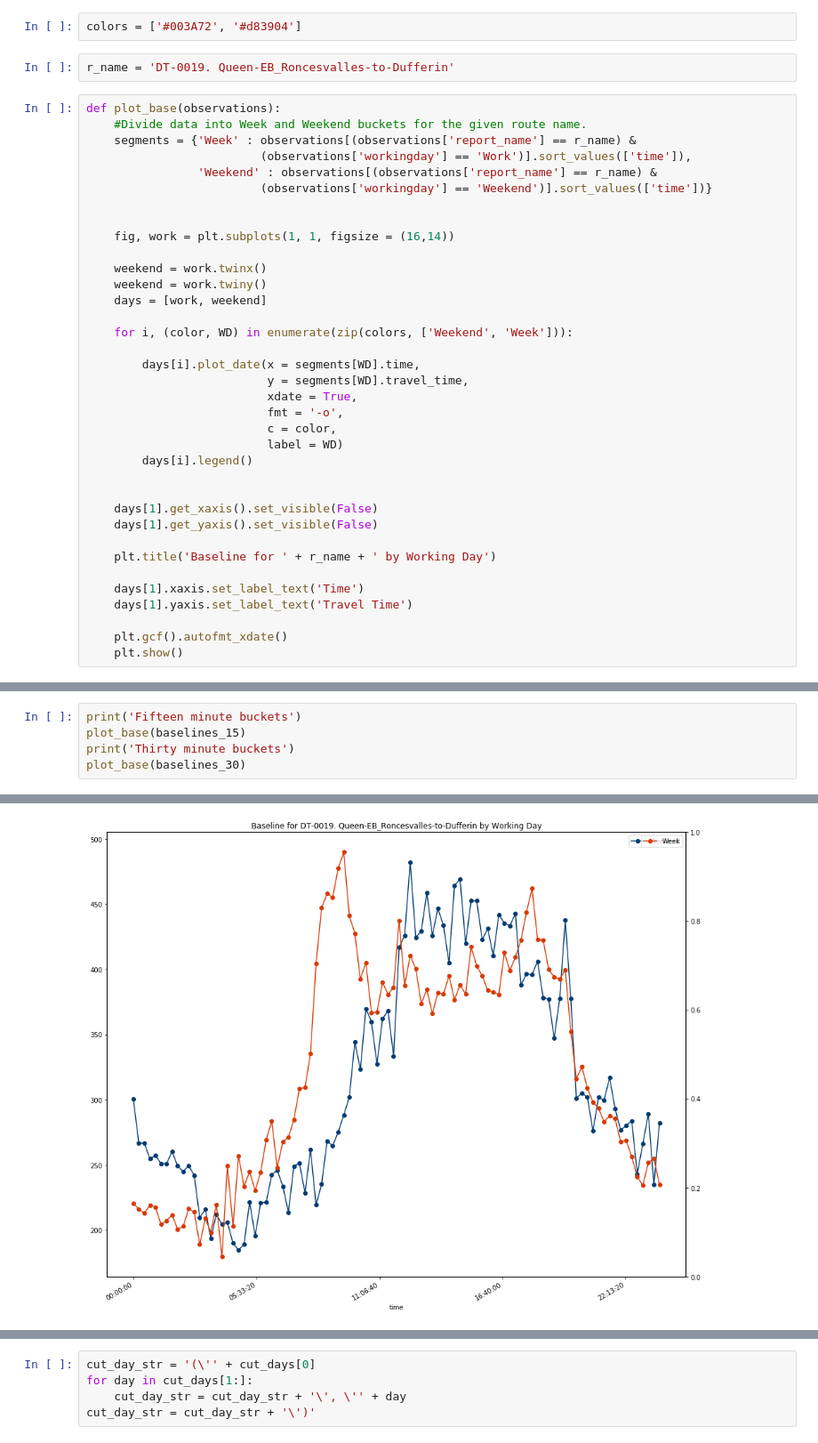
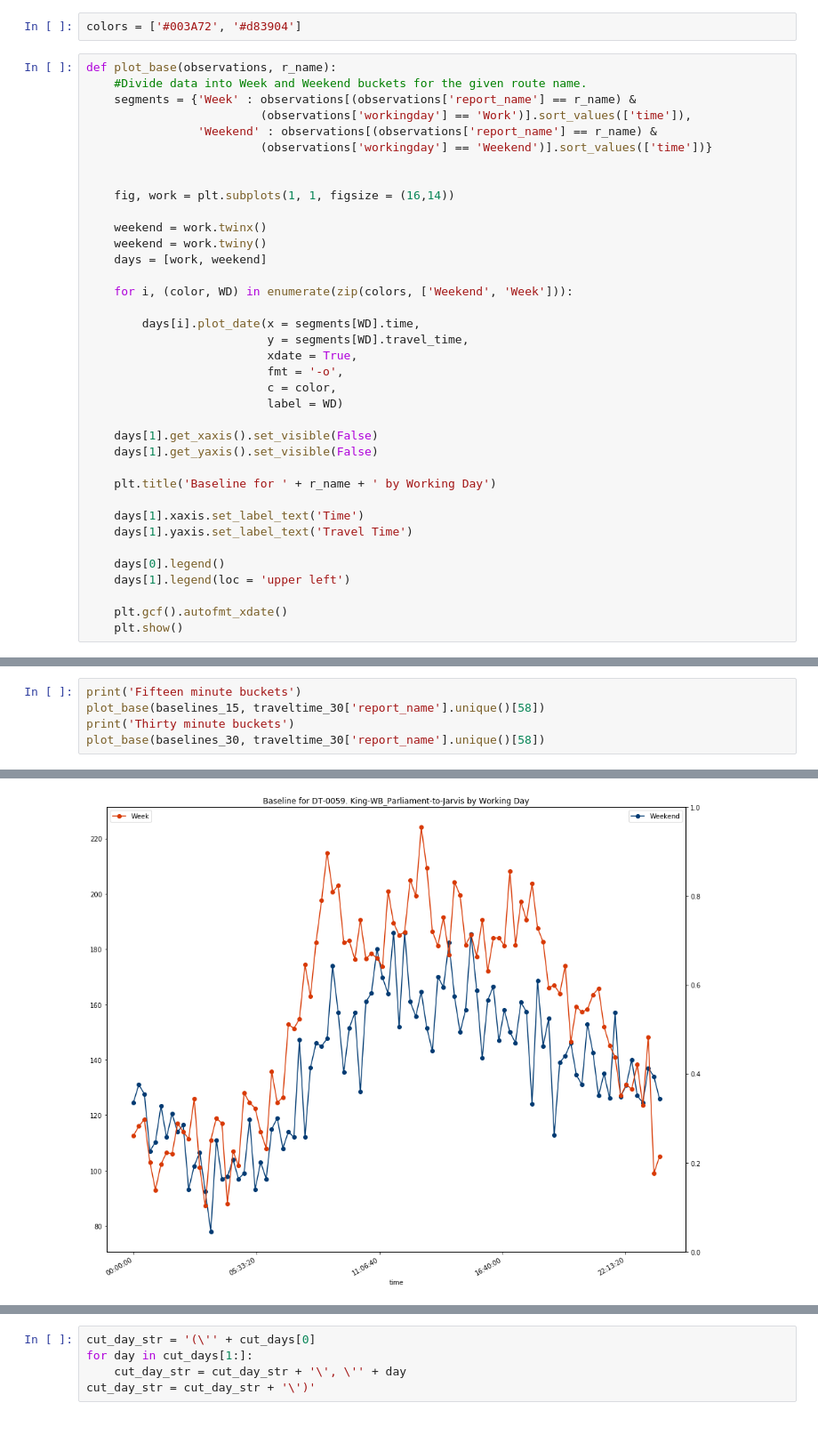
Before and after one commit to CityofToronto/bdit_king_pilot_dashboard, a Jupyter notebook: bluetooth/bluetooth_baselines.ipynb, the cells around one changed output, grey strips where cells are left out. Shown at 89% size. Cells and saved outputs as stored; diff of their text form.

```diff
--- a/bluetooth/bluetooth_baselines.ipynb
+++ b/bluetooth/bluetooth_baselines.ipynb
@@ -52,10 +61,8 @@ traveltime_15 = pandasql.read_sql(travelsql_15, con)
 from the fifteen minute aggregated data, these queries fetch a baseline for working and nonworking days, and the bulk travel time data.
 # %%
 colors = ['#003A72', '#d83904']
-# %%
-r_name = 'DT-0019. Queen-EB_Roncesvalles-to-Dufferin'
 # %%
-def plot_base(observations):
+def plot_base(observations, r_name):
     #Divide data into Week and Weekend buckets for the given route name.
     segments = {'Week' : observations[(observations['report_name'] == r_name) &
                          (observations['workingday'] == 'Work')].sort_values(['time']),
@@ -77,8 +84,6 @@ def plot_base(observations):
                           fmt = '-o',
                           c = color,
                           label = WD)
-        days[i].legend()
-
 
     days[1].get_xaxis().set_visible(False)
     days[1].get_yaxis().set_visible(False)
@@ -88,6 +93,9 @@ def plot_base(observations):
     days[1].xaxis.set_label_text('Time')
     days[1].yaxis.set_label_text('Travel Time')
 
+    days[0].legend()
+    days[1].legend(loc = 'upper left')
+
     plt.gcf().autofmt_xdate()
     plt.show()
 # %%
@@ -123,10 +138,10 @@ baselines_30 = pandasql.read_sql(basql_30, con)
 traveltime_30 = pandasql.read_sql(travelsql_30, con)
 # %%
 print('Fifteen minute buckets')
-plot_base(baselines_15)
+plot_base(baselines_15, traveltime_30['report_name'].unique()[58])
 print('Thirty minute buckets')
-plot_base(baselines_30)
+plot_base(baselines_30, traveltime_30['report_name'].unique()[58])
 # %% [output]
 Fifteen minute buckets
-[figure, old version]
+[figure, new version]
 Thirty minute buckets
```
Also changed, not shown: parts of 22 cells of this notebook.
